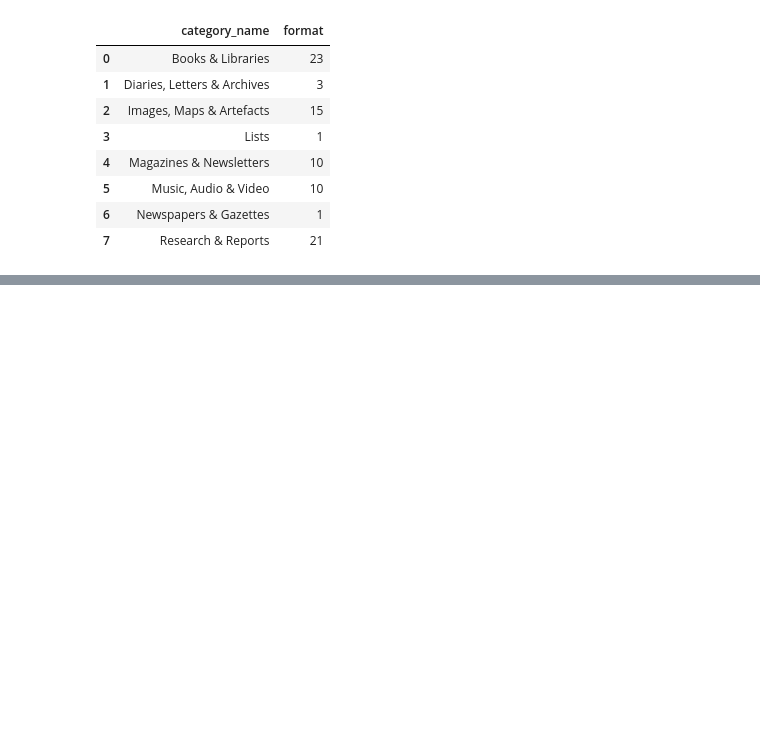
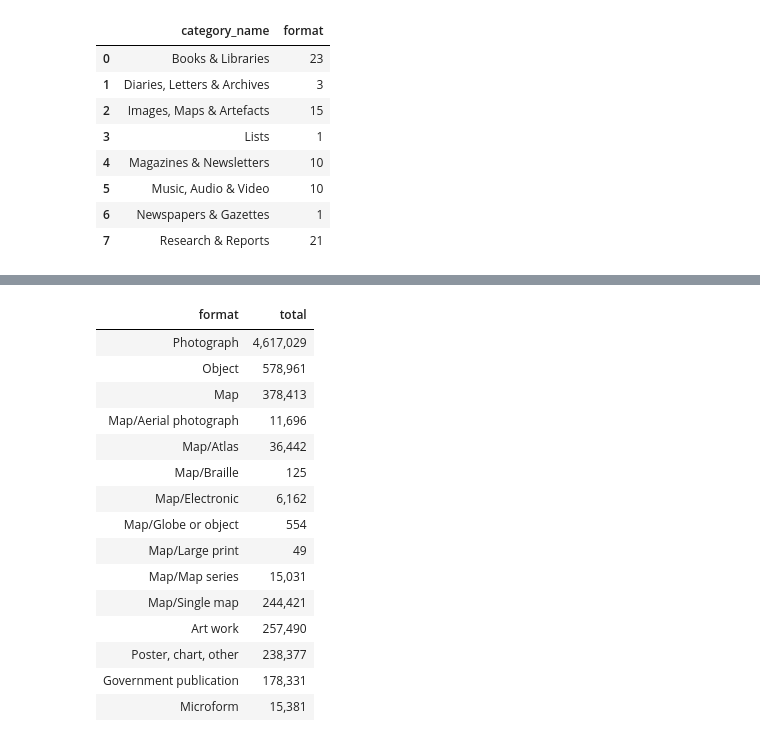
Before and after one commit to wragge/trove-data-guide, a Jupyter notebook: what-is-trove/categories-and-zones.ipynb, the cells around one changed output, grey strips where cells are left out. Cells and saved outputs as stored; diff of their text form; code cells hidden in the pictures; blank space fills up the shorter version.

```diff
--- a/what-is-trove/categories-and-zones.ipynb
+++ b/what-is-trove/categories-and-zones.ipynb
@@ -216,6 +217,7 @@ def get_formats(category):
     ]
     return formats
 
+
 headers = {"X-API-KEY": YOUR_API_KEY}
 
 params = {
@@ -228,14 +230,18 @@ params = {
 }
 
 formats = []
-response = requests.get("https://api.trove.nla.gov.au/v3/result", params=params, headers=headers)
+response = requests.get(
+    "https://api.trove.nla.gov.au/v3/result", params=params, headers=headers
+)
 data = response.json()
 for category in data["category"]:
     formats += get_formats(category)
 
 df_formats = pd.DataFrame(formats)
 
-df_formats.loc[df_formats["total"] > 0].groupby("category_name")["format"].nunique().to_frame().reset_index()
+df_formats.loc[df_formats["total"] > 0].groupby("category_name")[
+    "format"
+].nunique().to_frame().reset_index()
 # %% [output]
 |  | category_name | format |
 | 0 | Books & Libraries | 23 |
@@ -251,16 +254,0 @@ df_formats.loc[df_formats["total"] > 0].groupby("category_name")["format"].nuniq
-# %%
-df_formats["format_group"] = df_formats["format"].apply(lambda x: x.split("/")[0])
-
-df_format_group_totals = (
-    df_formats.groupby(["category_name", "format_group"])["total"]
-    .sum()
-    .to_frame()
-    .reset_index()
-)
-
-alt.Chart(df_format_group_totals).mark_bar().encode(
-    y=alt.Y("category_name:N").title(None),
-    x=alt.X("total:Q").title(None).stack("normalize").axis(labels=False, ticks=False),
-    color=alt.Color("format_group:N").scale(scheme="category20").title("format"),
-    tooltip=[alt.Tooltip("format_group:N").title("format")],
-).properties(width="container", height=300, padding=20)
@@ -334,0 +259,21 @@ df_all_formats.loc[df_all_formats["total"] > 0].groupby("category_name")["format
+# %%
+df_formats.loc[df_formats["category_code"] == "image"][
+    ["format", "total"]
+].style.format(thousands=",").hide()
+# %% [output]
+| format | total |
+| Photograph | 4,617,029 |
+| Object | 578,961 |
+| Map | 378,413 |
+| Map/Aerial photograph | 11,696 |
+| Map/Atlas | 36,442 |
+| Map/Braille | 125 |
+| Map/Electronic | 6,162 |
+| Map/Globe or object | 554 |
+| Map/Large print | 49 |
+| Map/Map series | 15,031 |
+| Map/Single map | 244,421 |
+| Art work | 257,490 |
+| Poster, chart, other | 238,377 |
+| Government publication | 178,331 |
+| Microform | 15,381 |
```
Also changed, not shown: parts of 22 cells of this notebook, 5 other files.
